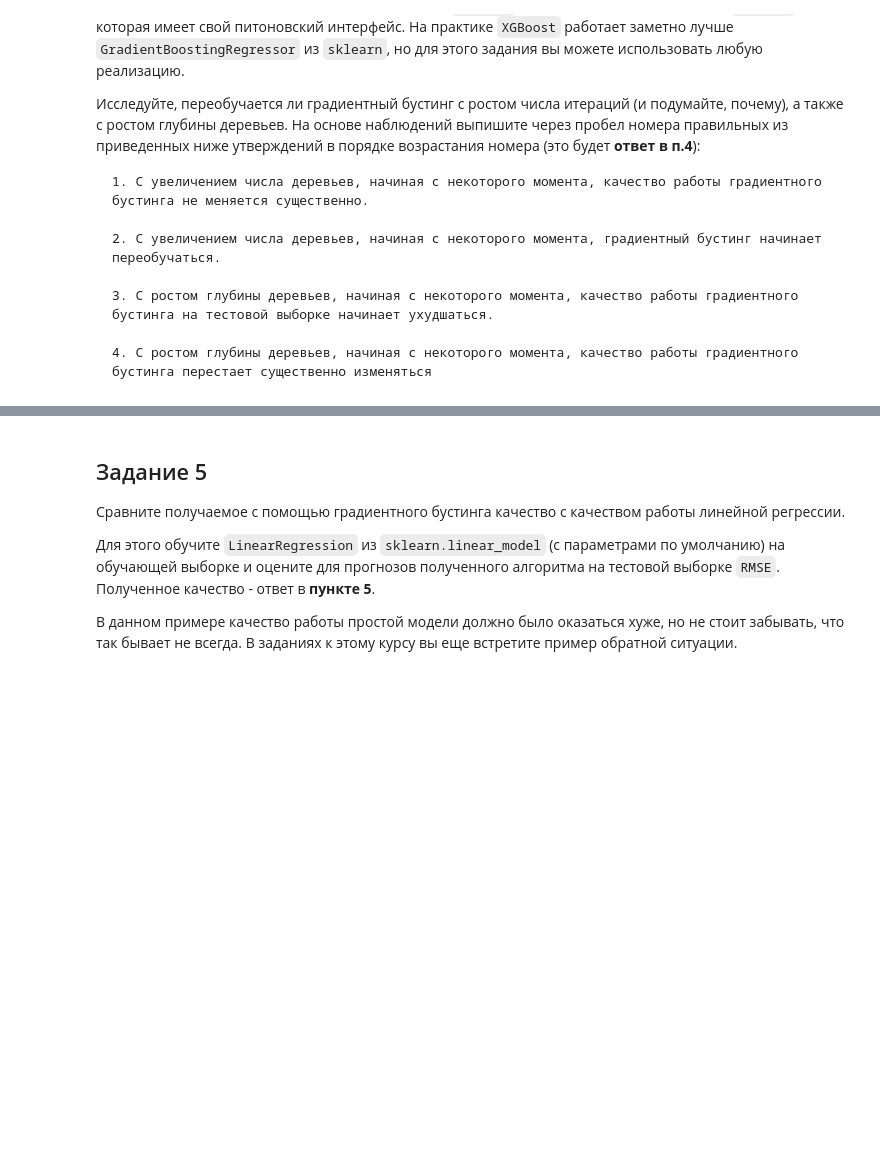
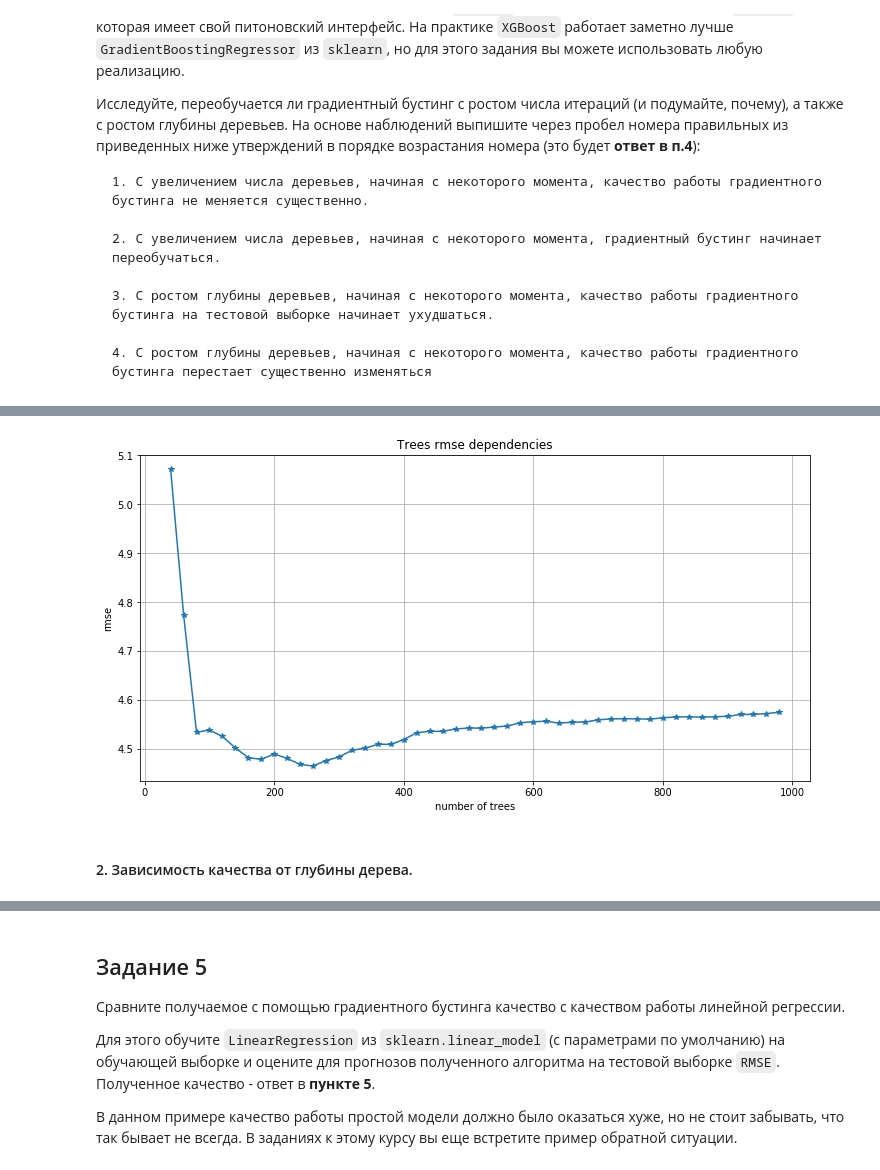
Before and after one commit to nesov777/ML-C2W4, a Jupyter notebook: grad_boosting.ipynb, the cells around one changed output, grey strips where cells are left out. Cells and saved outputs as stored; diff of their text form; code cells hidden in the pictures; blank space fills up the shorter version.

```diff
--- a/grad_boosting.ipynb
+++ b/grad_boosting.ipynb
@@ -182,0 +188,7 @@ with open("gbm_ans2.txt", "w") as file:
+# %%
+%%time
+rmse_list = []
+n_trees = range(40,1000,20)
+for tree in n_trees:
+    model = xgb.XGBRegressor(n_estimators = tree, objective='reg:squarederror').fit(X_train,y_train)
+    rmse_list.append((metrics.mean_squared_error(y_test,model.predict(X_test)))**0.5)
@@ -182,0 +197,11 @@ with open("gbm_ans2.txt", "w") as file:
+# %%
+plt.figure(figsize=(12,6))
+plt.grid(True)
+plt.plot(n_trees,rmse_list,marker='*')
+plt.xlabel("number of trees")
+plt.ylabel("rmse")
+plt.title("Trees rmse dependencies");
+# %% [output]
+[figure, added]
+# %% [markdown]
+#### 2. Зависимость качества от глубины дерева.
```
Also changed, not shown: parts of 7 cells of this notebook, 1 other file.
